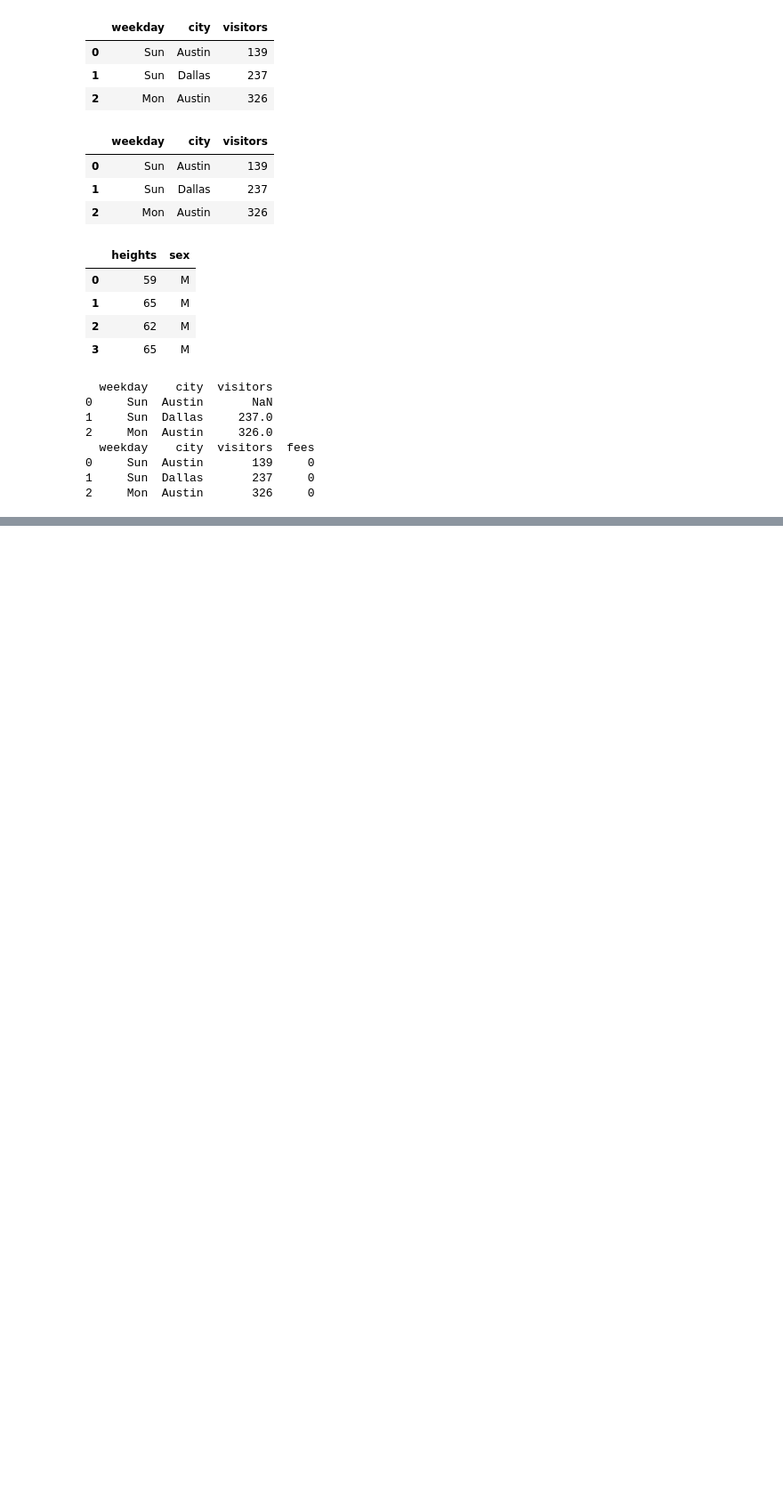
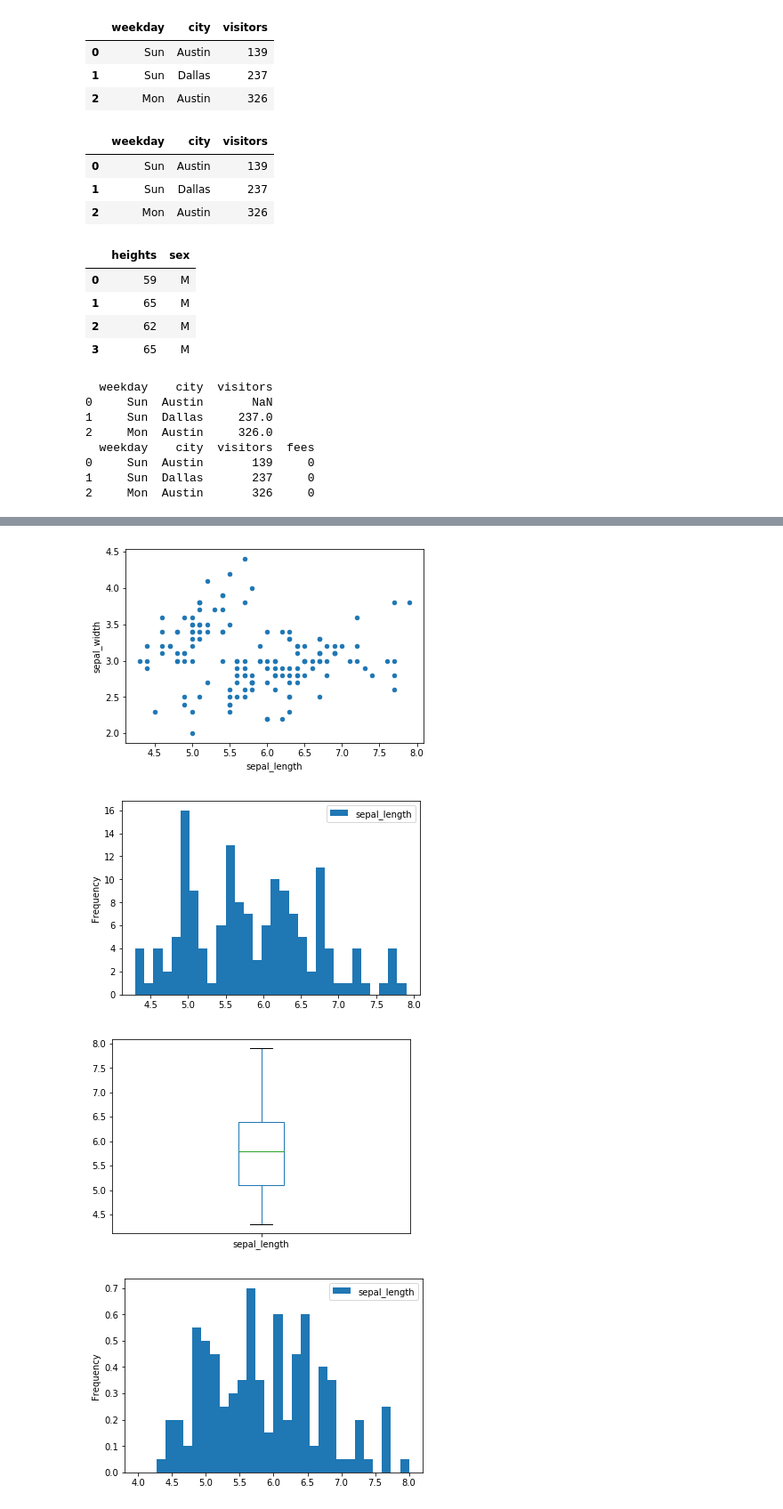
Before and after one commit to cnmetzi/cnm, a Jupyter notebook: dc-pandas-foundations.ipynb, the cells around one changed output, grey strips where cells are left out. Shown at 89% size. Saved outputs shown, nothing was run; the diff lists cells and outputs as text; code cells hidden in the pictures; blank space fills up the shorter version.

```diff
--- a/dc-pandas-foundations.ipynb
+++ b/dc-pandas-foundations.ipynb
@@ -80,0 +135,2 @@ lows = low.values
+# %%
+iris=sns.load_dataset('iris')
@@ -80,0 +199,19 @@ lows = low.values
+# %%
+iris.plot(x='sepal_length',y='sepal_width',kind='scatter')
+plt.show()
+iris.plot(y='sepal_length',bins=30,kind='hist')
+plt.show()
+iris.plot(y='sepal_length',kind='box')
+plt.show()
+iris.plot(y='sepal_length',bins=30,kind='hist',range=(4,8),density=True)
+plt.show()
+iris.plot(y='sepal_length',bins=30,kind='hist',range=(4,8),cumulative=True,density=True)
+plt.show()
+iris.plot(kind='box',subplots=True,sharey=True)
+plt.show()
+#note: iris.plot(kind='hist'), or iris.plt.hist(), or iris.hist() are all options
+# %% [output]
+[figure, added]
+[figure, added]
+[figure, added]
+[figure, added]
```
Also changed, not shown: parts of 33 cells of this notebook, 1 other file.
